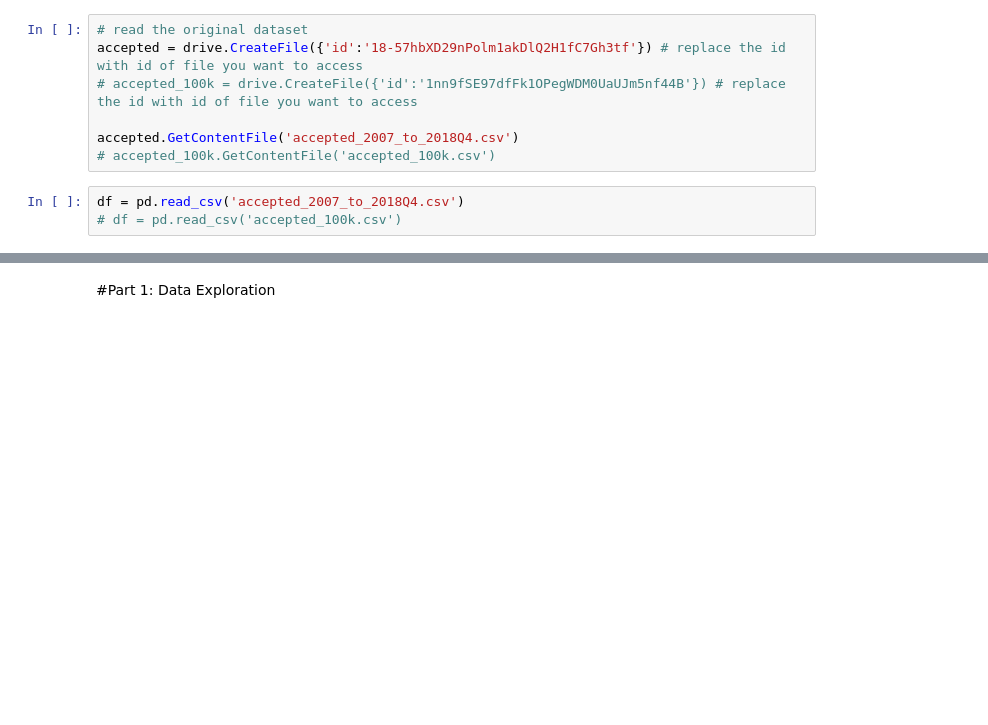
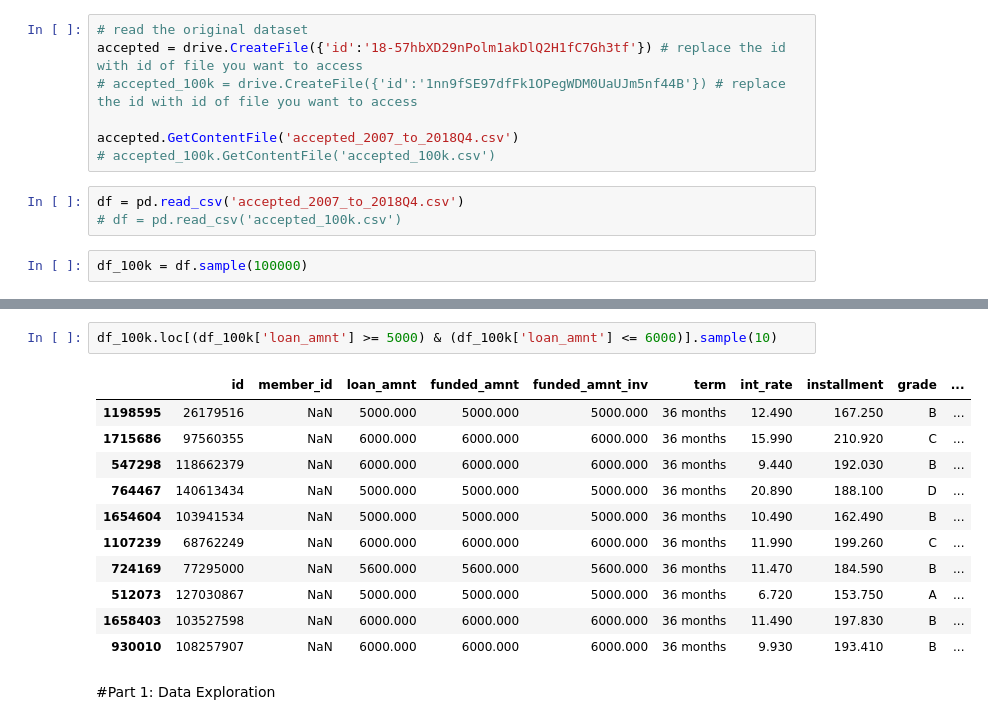
Before and after one commit to nkang917/Credit-Loss-Forecasting, a Jupyter notebook: Lending_Club_Credit_Loss_Forecasting.ipynb, the cells around one changed output, grey strips where cells are left out. Cells and saved outputs as stored; diff of their text form; blank space fills up the shorter version.

```diff
--- a/Lending_Club_Credit_Loss_Forecasting.ipynb
+++ b/Lending_Club_Credit_Loss_Forecasting.ipynb
@@ -49,3 +49,5 @@ accepted.GetContentFile('accepted_2007_to_2018Q4.csv')
 # %%
 df = pd.read_csv('accepted_2007_to_2018Q4.csv')
 # df = pd.read_csv('accepted_100k.csv')
+# %%
+df_100k = df.sample(100000)
@@ -52,3 +63,17 @@ df = pd.read_csv('accepted_2007_to_2018Q4.csv')
+# %%
+df_100k.loc[(df_100k['loan_amnt'] >= 5000) & (df_100k['loan_amnt'] <= 6000)].sample(10)
+# %% [output]
+|  | id | member_id | loan_amnt | funded_amnt | funded_amnt_inv | term | int_rate | installment | grade | ... |
+| 1198595 | 26179516 | NaN | 5000.000 | 5000.000 | 5000.000 | 36 months | 12.490 | 167.250 | B | ... |
+| 1715686 | 97560355 | NaN | 6000.000 | 6000.000 | 6000.000 | 36 months | 15.990 | 210.920 | C | ... |
+| 547298 | 118662379 | NaN | 6000.000 | 6000.000 | 6000.000 | 36 months | 9.440 | 192.030 | B | ... |
+| 764467 | 140613434 | NaN | 5000.000 | 5000.000 | 5000.000 | 36 months | 20.890 | 188.100 | D | ... |
+| 1654604 | 103941534 | NaN | 5000.000 | 5000.000 | 5000.000 | 36 months | 10.490 | 162.490 | B | ... |
+| 1107239 | 68762249 | NaN | 6000.000 | 6000.000 | 6000.000 | 36 months | 11.990 | 199.260 | C | ... |
+| 724169 | 77295000 | NaN | 5600.000 | 5600.000 | 5600.000 | 36 months | 11.470 | 184.590 | B | ... |
+| 512073 | 127030867 | NaN | 5000.000 | 5000.000 | 5000.000 | 36 months | 6.720 | 153.750 | A | ... |
+| 1658403 | 103527598 | NaN | 6000.000 | 6000.000 | 6000.000 | 36 months | 11.490 | 197.830 | B | ... |
+| 930010 | 108257907 | NaN | 6000.000 | 6000.000 | 6000.000 | 36 months | 9.930 | 193.410 | B | ... |
 # %% [markdown]
 #Part 1: Data Exploration
 # %%
```
Also changed, not shown: parts of 11 cells of this notebook.
